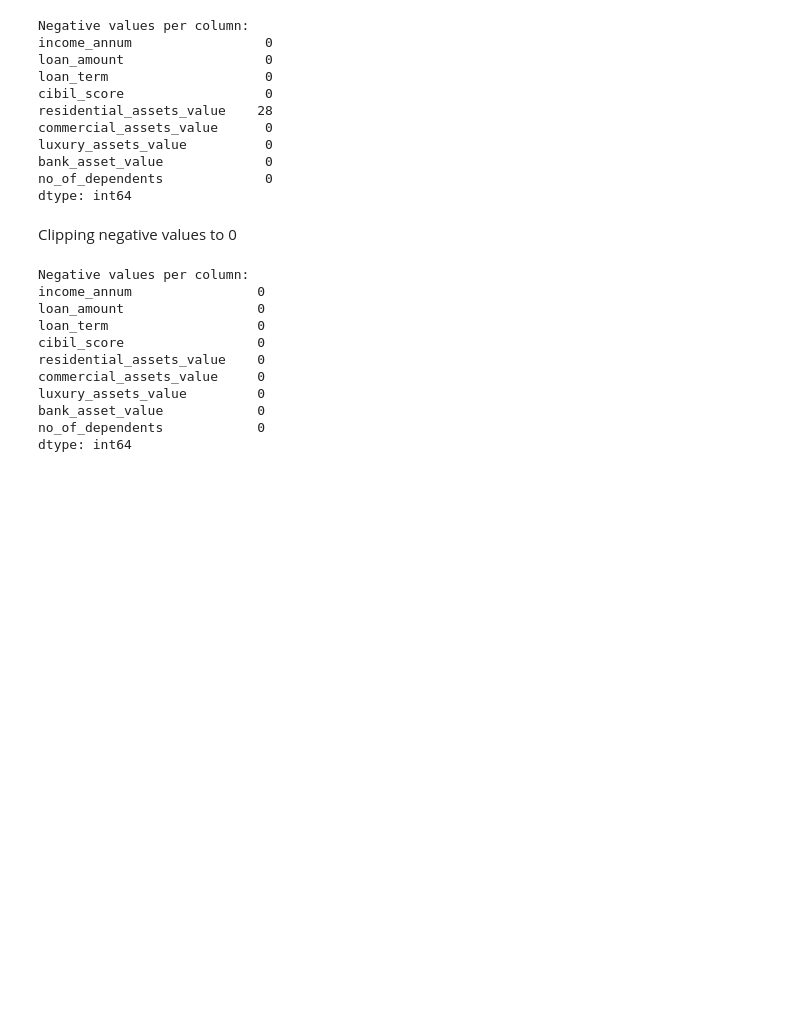
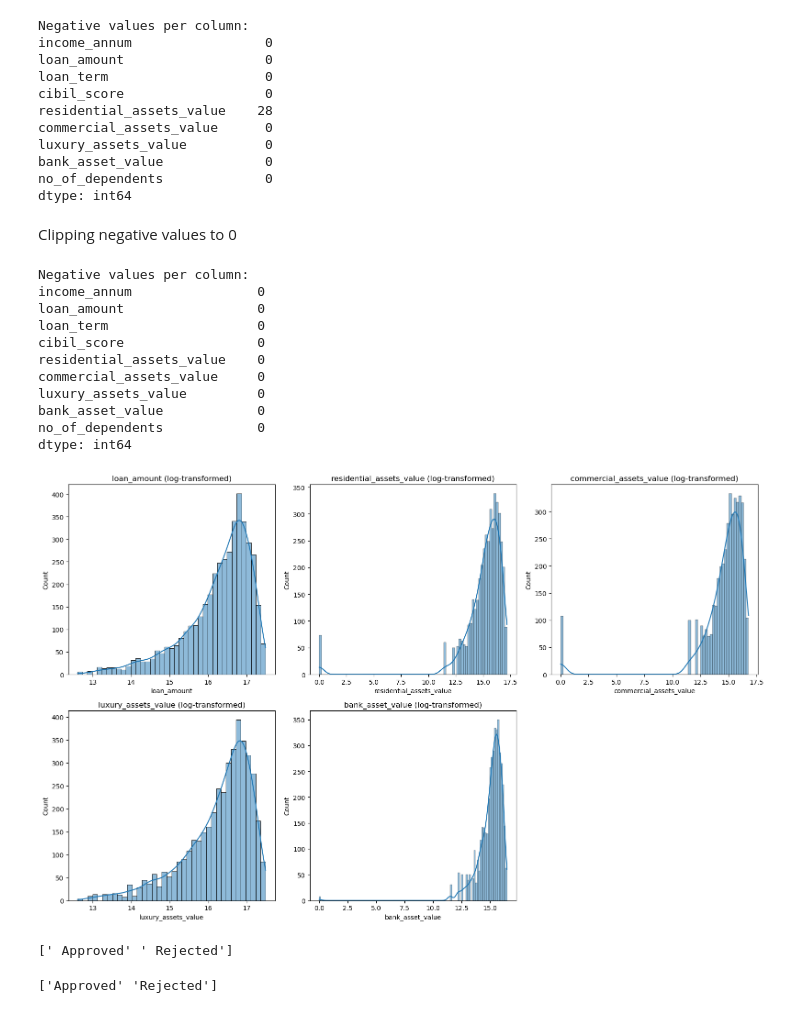
Before and after one commit to Ayushgupta2005/Loan_Approval, a Jupyter notebook: ml/train.ipynb, the cells around one changed output. Drawn from its saved outputs; the diff is of its cells as text; code cells hidden in the pictures; blank space fills up the shorter version.

```diff
--- a/ml/train.ipynb
+++ b/ml/train.ipynb
@@ -191,3 +191,45 @@ luxury_assets_value         0
 bank_asset_value            0
 no_of_dependents            0
 dtype: int64
+# %%
+from sklearn.preprocessing import FunctionTransformer
+import numpy as np
+
+log_cols = [
+    "loan_amount", "residential_assets_value",
+    "commercial_assets_value", "luxury_assets_value", "bank_asset_value"
+]
+
+log_transformer = FunctionTransformer(np.log1p, feature_names_out="one-to-one")
+# %%
+# Create a copy for visualization only
+df_log_viz = df.copy()
+
+# Apply log1p to selected skewed columns (for visualization)
+for col in log_cols:
+    df_log_viz[col] = np.log1p(df_log_viz[col])
+
+# Plot distributions after log-transform
+import matplotlib.pyplot as plt
+import seaborn as sns
+
+plt.figure(figsize=(16, 10))
+
+for i, col in enumerate(log_cols, 1):
+    plt.subplot(2, 3, i)
+    sns.histplot(df_log_viz[col], kde=True)
+    plt.title(f"{col} (log-transformed)")
+
+plt.tight_layout()
+plt.show()
+# %% [output]
+[figure, added]
+# %%
+print(df["loan_status"].unique())
+# %% [output]
+[' Approved' ' Rejected']
+# %%
+df["loan_status"] = df["loan_status"].str.strip()
+print(df["loan_status"].unique())
+# %% [output]
+['Approved' 'Rejected']
```
Also changed, not shown: parts of 1 cell of this notebook.
